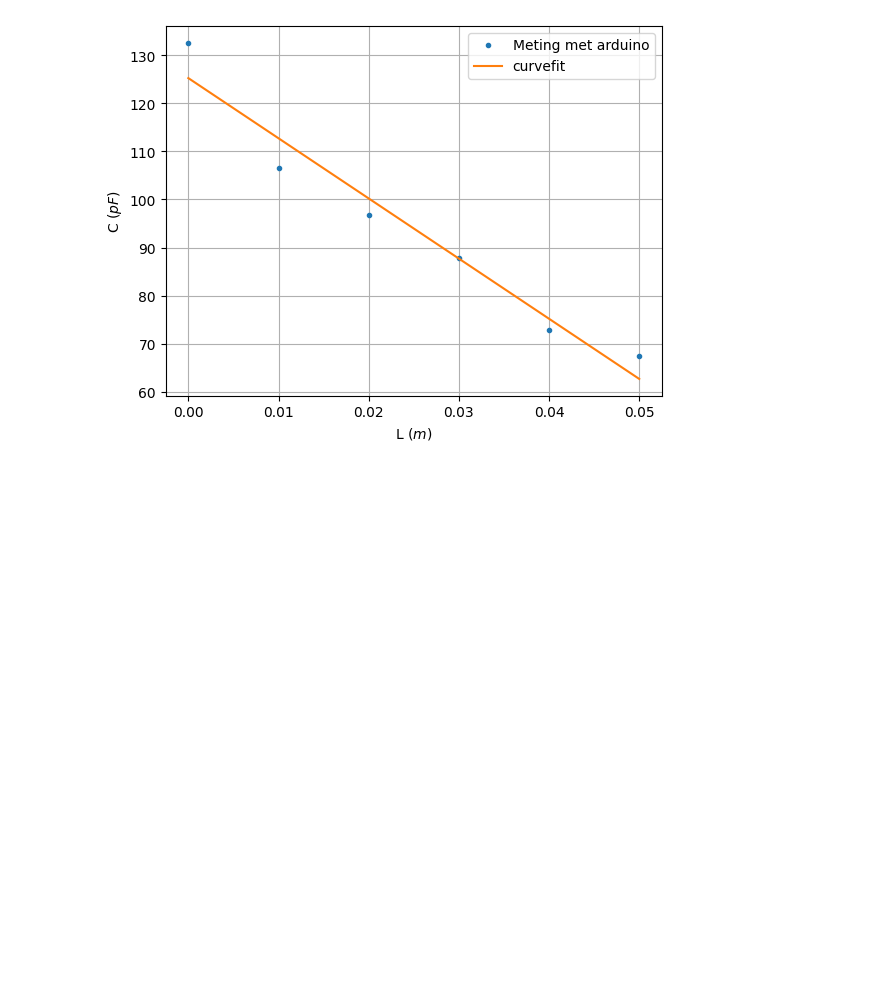
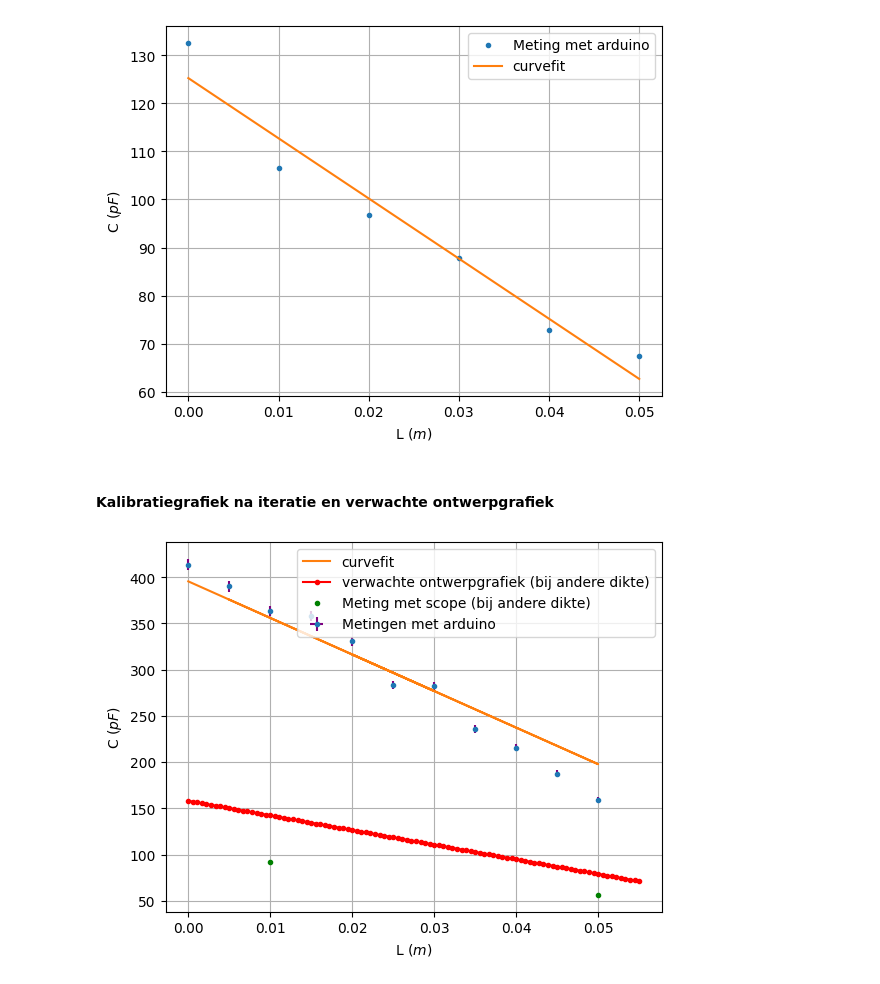
Before and after one commit to HugoRuttenTU/opdrachten-DEF-D, a Jupyter notebook: FysiekeOntwerpopdrachten/2OntwerpEenSensorCondensator/DEFOntwerpopdracht2OntwerpEenSensorInvulTemplate.ipynb, the cells around one changed output. Drawn from its saved outputs; the diff is of its cells as text; code cells hidden in the pictures; blank space fills up the shorter version.

```diff
--- a/FysiekeOntwerpopdrachten/2OntwerpEenSensorCondensator/DEFOntwerpopdracht2OntwerpEenSensorInvulTemplate.ipynb
+++ b/FysiekeOntwerpopdrachten/2OntwerpEenSensorCondensator/DEFOntwerpopdracht2OntwerpEenSensorInvulTemplate.ipynb
@@ -272,4 +271,44 @@ plt.grid()
 plt.show()
 # %% [output]
 [figure]
+# %% [markdown]
+#### Kalibratiegrafiek na iteratie en verwachte ontwerpgrafiek
+# %%
+# Plot hier je gemeten kalibratiegrafiek en plot in dezelfde figuur ook je verwachte ontwerpgrafiek.
+
+
+L = np.array([0,0.01, 0.03, 0.02,0.04,0.05,0.045,0.035,0.025,0.015,0.005])
+C = np.array([413.6,363.2,282.6,330.7,215.5,159.3,187.6,235.9,283.5,357.7,390.1 ]) #pF
+
+L_scope = np.array([0.01, 0.05])
+C_scope = np.array([92.011, 56.3])
+
+
+popt,pcov = curve_fit(ontwerpfunctie, L, C*10**-12)
+d = popt[0]
+eps = popt[1]
+u_d = np.sqrt(pcov[0,0])
+u_eps = np.sqrt(pcov[1,1])
+
+
+C_fit = ontwerpfunctie(L, d, eps)
+
+# b en epsilon0 zijn natuurlijk sterk gerelateerd, dus om toch de onzekerheid van C goed in te schatten vatten we die als
+# een parameter op met een onzekerheid
+u_combi = np.sqrt(u_d**2 + u_eps**2)
+
+u_C = C_fit * np.sqrt( (u_combi/d)**2 + (u_combi/eps)**2 )
+
+plt.figure()
+plt.errorbar(L,C, xerr=0.00001 ,yerr=u_C, fmt='.', ecolor='purple', label="Metingen met arduino") #hierbij is de onzekerheid in de lnget 0.01 mm (digitale schuifmaat)
+plt.plot(L,ontwerpfunctie(L,popt[0],popt[1])*10**12,label='curvefit')
+plt.plot(L_array, ontwerpfunctie(L_array,dikte_karton,epsilon_karton)*10**12,'r.-',label='verwachte ontwerpgrafiek (bij andere dikte)')
+plt.plot(L_scope,C_scope,"g.",label = "Meting met scope (bij andere dikte)")
+plt.xlabel('L $(m)$')
+plt.ylabel("C $(pF)$")
+plt.legend()
+plt.grid()
+plt.show()
+# %% [output]
+[figure, added]
 # %% [markdown]
```
Also changed, not shown: parts of 16 cells of this notebook.
